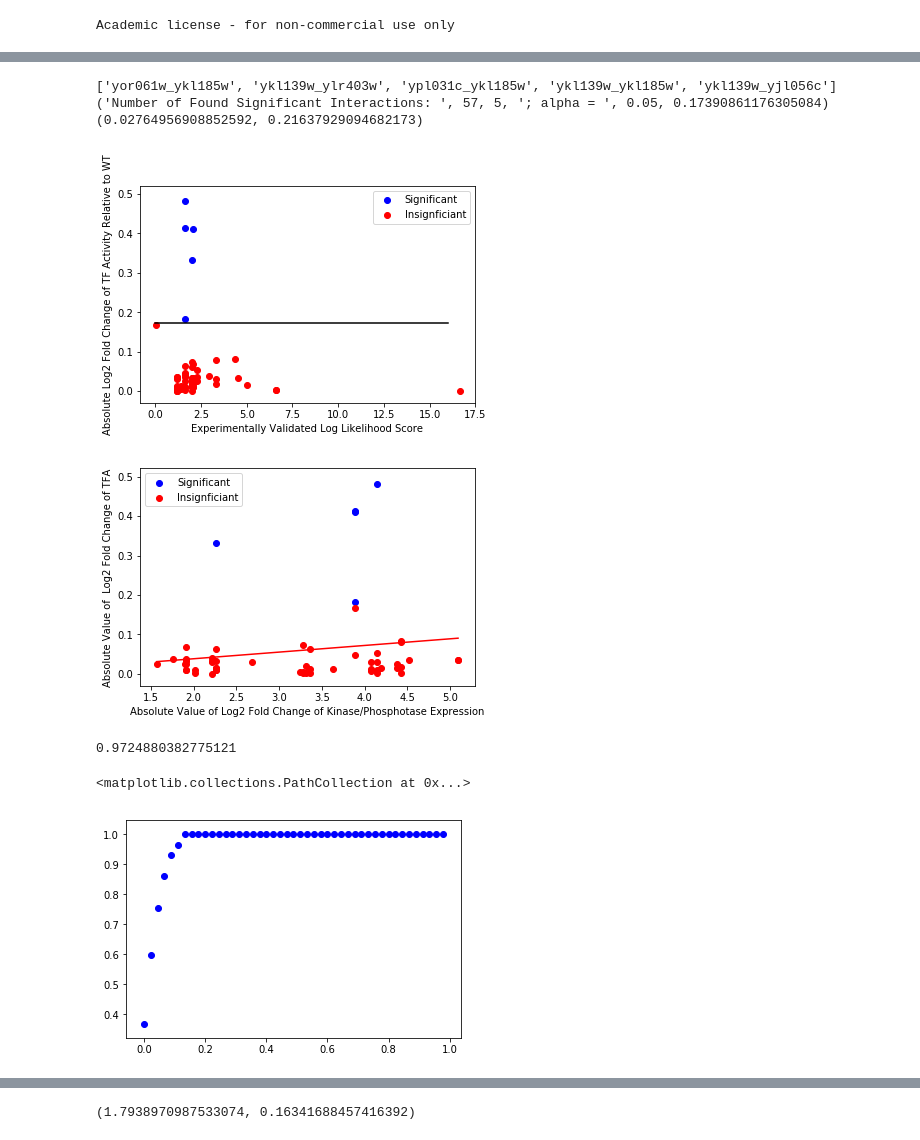
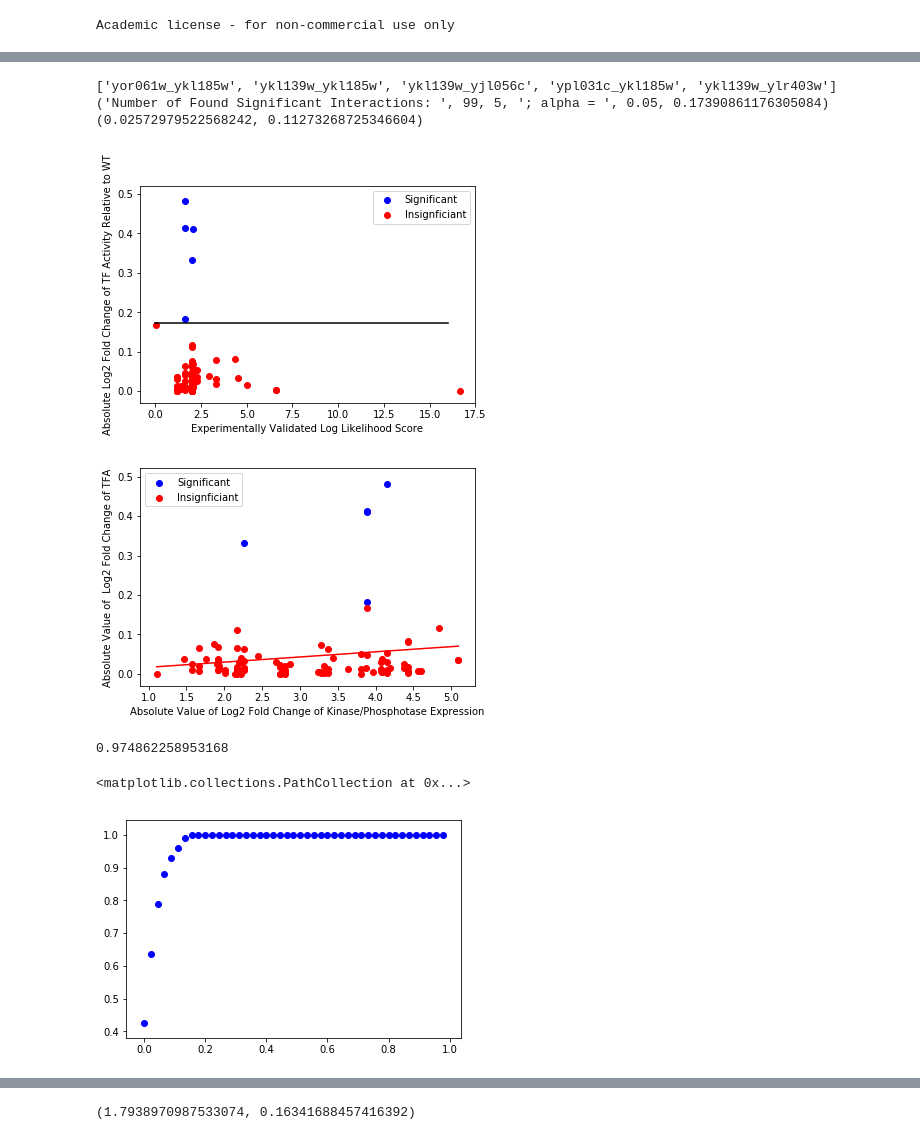
Before and after one commit to e-stan/BrentRotation, a Jupyter notebook: TFAInferenceCode/TFA_Activity_Analysis_TFVAWithSignConstraints.ipynb, the cells around one changed output, grey strips where cells are left out. Saved outputs shown, nothing was run; the diff lists cells and outputs as text; code cells hidden in the pictures.

```diff
--- a/TFAInferenceCode/TFA_Activity_Analysis_TFVAWithSignConstraints.ipynb
+++ b/TFAInferenceCode/TFA_Activity_Analysis_TFVAWithSignConstraints.ipynb
@@ -56,7 +56,7 @@ for column in columnLabels:
 		perSample += 1
 
 #get kinases/phosphotases of interest
-kinasesOfInterestFile = "finalKinasesToDetermineInteractions2.txt"
+kinasesOfInterestFile = "../SelectedData/finalKinasesToDetermineInteractions2.txt"
 
 #common to systematic gene conversion dictionaries for kinases/phosphotases
 common2SystematicKinases = {x.rstrip().split(" ")[0]:x.rstrip().split(" ")[-1] for x in open(kinasesOfInterestFile,"r").readlines()[1:]}
@@ -107,21 +107,33 @@ print(len(TFs)) #should be 44
 44
 # %%
 #get expected interactions
-expectedResults = [x.rstrip().split()[:3] for x in open("../SelectedData/kinaseTFInteractionsWQuantititation.txt","r").readlines()[1:]]
+expectedResults = [x.rstrip().split()[:3] for x in open("../SelectedData/kinaseTFInteractionsWQuantititation.txt","r").readlines()]
 expectedResults = [[kinase+"_"+tf,score] for kinase,tf,score in expectedResults]
 interactions = {x[0]:-1 for x in expectedResults}
-
 for inter,score in expectedResults:
     if score == "BG:": score = 2.0 #set biogrid scores to log liklihood of 2.0
     interactions[inter] = float(score)
-    temp = inter.split("_")
-
-
+print(len(interactions))
 #load gene expression
-geneExpression = pickle.load(open("geneExpressionForKinaseOfInterest.pkl","rb"))
-geneExpression = {TFAHelp.common2SystematicName[key]:value for key,value in geneExpression.items() if key in TFAHelp.common2SystematicName}
+geneExpression = pickle.load(open("../SelectedData/geneExpressionForKinaseOfInterest.pkl","rb"))
+geneExpression2 = {}
+for key,value in geneExpression.items():
+    if key in TFAHelp.common2SystematicName:
+        geneExpression2[TFAHelp.common2SystematicName[key]] = value
+    elif key in TFAHelp.systematic2Common:
+        geneExpression2[key] = value
+    else:
+        print("err",key)
+geneExpression = geneExpression2
 for kinase in geneExpression:
-	for type in geneExpression[kinase]:
-		geneExpression[kinase][type] = {TFAHelp.common2SystematicName[key]:value for key,value in geneExpression[kinase][type].items() if key in TFAHelp.common2SystematicName}
-
+    for type in geneExpression[kinase]:
+        geneExpression2 = {}
+        for key,value in geneExpression[kinase][type].items():
+            if key in TFAHelp.common2SystematicName:
+                geneExpression2[TFAHelp.common2SystematicName[key]] = value
+            elif key in TFAHelp.systematic2Common:
+                geneExpression2[key] = value
+        geneExpression[kinase][type] = dict(geneExpression2)
+    try: geneExpression[kinase]["expression"][kinase]
+    except: print kinase
 kinases = list(columnsOfInterestNames)
@@ -210,7 +225,9 @@ for tf in range(len(normalizedMatrix)-1):
     for kinase in range(len(normalizedMatrix[tf])):
         if kinases[kinase]+"_"+TFs[tf] in interactions:
             interactionsFound[kinases[kinase]+"_"+TFs[tf]] = normalizedMatrix[tf][kinase]
-            outfile.write(TFAHelp.systematic2Common[kinases[kinase]]+","+TFAHelp.systematic2Common[TFs[tf]]+","+str(normalizedMatrix[tf][kinase])+"\n")
+            outfile.write(kinases[kinase]+","+TFs[tf]+","+TFAHelp.systematic2Common[kinases[kinase]]+
+                          ","+TFAHelp.systematic2Common[TFs[tf]]+","+str(normalizedMatrix[tf][kinase])+
+                          "\n")
 outfile.close()
 allInteractions = TFAHelp.flatten(TFAHelp.absoluteLog2FoldChange(TFAHelp.TFAWholeMatrix[:-1]))
 pvalsInteractionsFound = TFAHelp.getPValuesForInteractions(interactionsFound,allInteractions)
@@ -240,38 +257,38 @@ plt.plot([x for x in range(minLogScore,maxLogScore)],[scoreCutoffHigh for _ in r
 
 plt.xlabel("Experimentally Validated Log Likelihood Score")
 plt.ylabel("Absolute Log2 Fold Change of TF Activity Relative to WT")
 
 
 GEImpact = {inter:-1 for inter in uniqueInteractions}
 xvals = []
 yvals = []
 for inter in uniqueInteractions:
 	kinase = inter.split("_")[0]
 	kianseStdScore = np.abs(geneExpression[kinase]["ratio"][kinase])
 	GEImpact[inter] = kianseStdScore
 	xvals.append(abs(kianseStdScore))
 	yvals.append(abs(interactionsFound[inter]))
 
 plt.figure()
 plt.scatter([abs(GEImpact[inter]) for inter in significantFoundInteractions],[abs(interactionsFound[inter]) for inter in significantFoundInteractions],c = "b",label = "Significant")
 plt.scatter([abs(GEImpact[inter]) for inter in insignificantInteractions],[abs(interactionsFound[inter]) for inter in insignificantInteractions],c="r",label = "Insignficiant")
 plt.legend()
 plt.xlabel("Absolute Value of Log2 Fold Change of Kinase/Phosphotase Expression")
 plt.ylabel("Absolute Value of  Log2 Fold Change of TFA")
 
 positions = range(len(xvals))
 positions.sort(key=lambda x: xvals[x])
 xvals = [xvals[x] for x in positions]
 yvals = [yvals[x] for x in positions]
 slope,intercept,r,pvalue,_ = stats.linregress(xvals, yvals)
 plt.plot(xvals,[x*slope+intercept for x in xvals],"r-")
 print(r**2,pvalue)
 # %% [output]
-['yor061w_ykl185w', 'ykl139w_ylr403w', 'ypl031c_ykl185w', 'ykl139w_ykl185w', 'ykl139w_yjl056c']
-('Number of Found Significant Interactions: ', 57, 5, '; alpha = ', 0.05, 0.17390861176305084)
-(0.02764956908852592, 0.21637929094682173)
+['yor061w_ykl185w', 'ykl139w_ykl185w', 'ykl139w_yjl056c', 'ypl031c_ykl185w', 'ykl139w_ylr403w']
+('Number of Found Significant Interactions: ', 99, 5, '; alpha = ', 0.05, 0.17390861176305084)
+(0.02572979522568242, 0.11273268725346604)
-[figure, old version]
+[figure, new version]
-[figure, old version]
+[figure, new version]
 # %%
 #Determine best Possible AUC
 bestPossibleMatrix = copy.deepcopy(matrix)
@@ -296,9 +313,9 @@ print(AUC)
 
 plt.scatter(xcoords,ycoords,c="b")
 # %% [output]
-0.9724880382775121
+0.974862258953168
 <matplotlib.collections.PathCollection at 0x...>
-[figure, old version]
+[figure, new version]
 # %%
 normalizedMatrix  = TFAHelp.rankingChange(matrix)[:-1]
 
```
Also changed, not shown: parts of 7 cells of this notebook, 20 other files.
